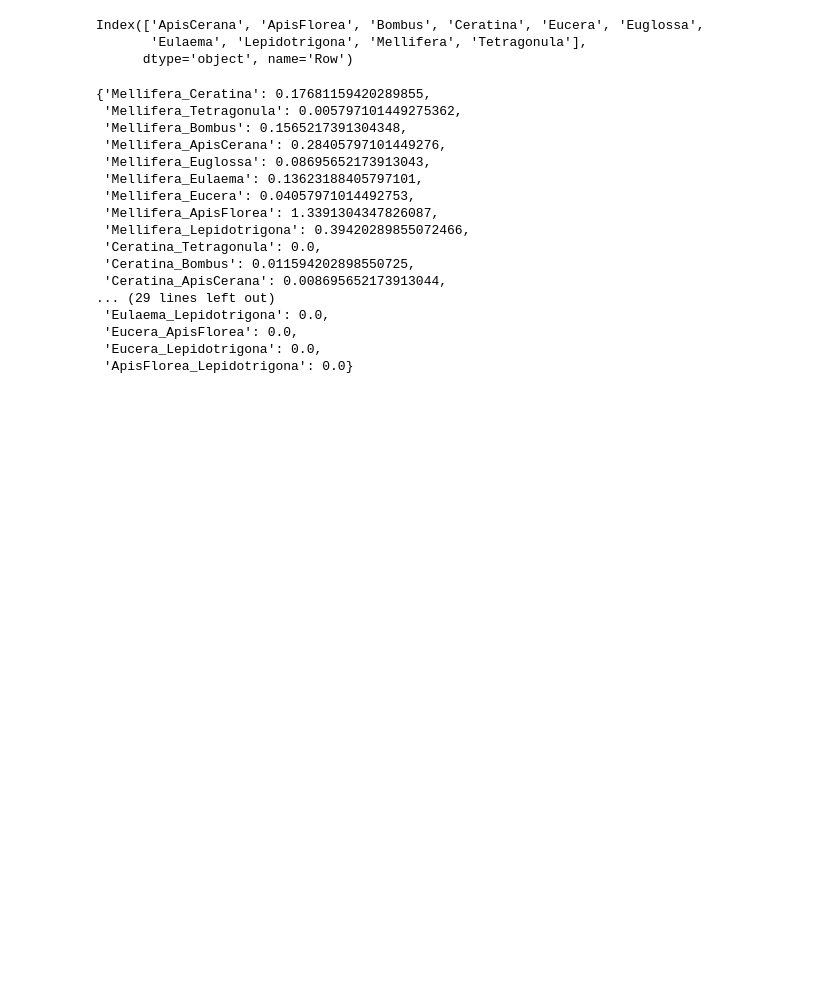
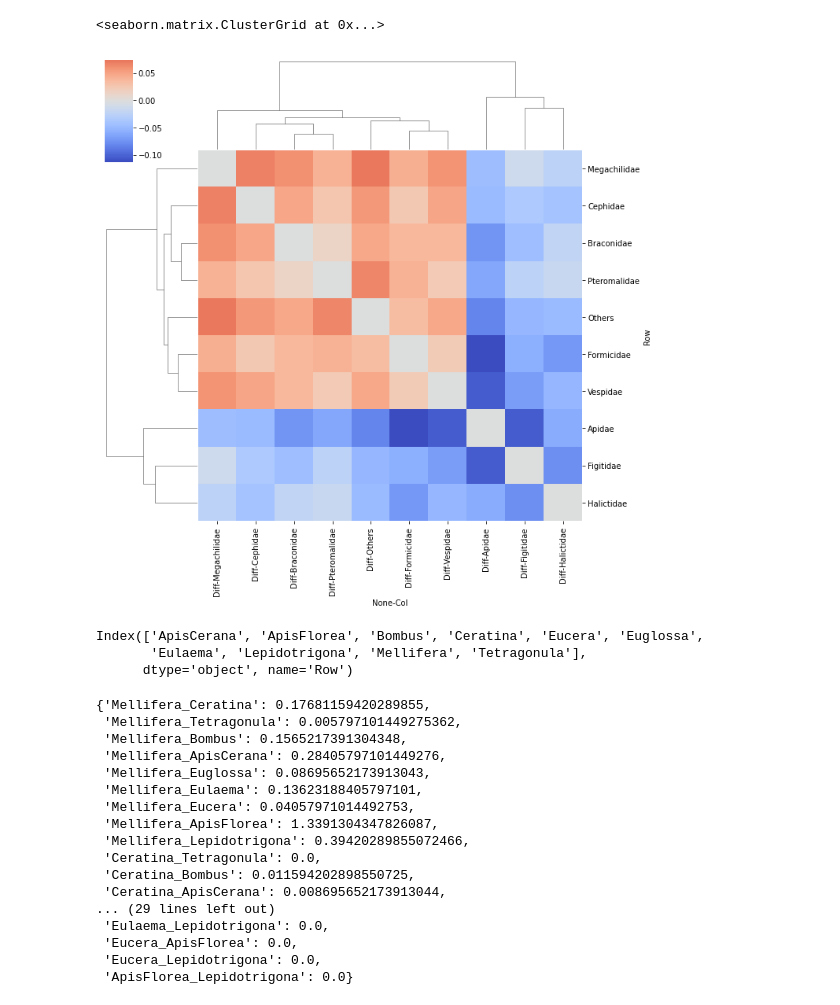
Before and after one commit to Matthijnssenslab/Bee_euvir, a Jupyter notebook: notebooks/8_ShareSub.ipynb, the cells around one changed output. Saved outputs shown, nothing was run; the diff lists cells and outputs as text; code cells hidden in the pictures; blank space fills up the shorter version.

```diff
--- a/notebooks/8_ShareSub.ipynb
+++ b/notebooks/8_ShareSub.ipynb
@@ -126,3 +88,83 @@ insect contigs:
+# %%
+# Hymenoptera
+
+# Create a dic with # contigs in env and insect that exceed our preimposed threshold.
+
+contigDic = {}
+contigDic['Insect'] = {'Apidae': 886, 'Formicidae': 142, 'Vespidae': 164, 'Halictidae': 9, 'Braconidae': 396, 'Megachilidae': 217, 'Pteromalidae': 324, 'Cephidae': 250, 'Figitidae': 96, 'Others': 221}
+contigDic['Env'] = {'Apidae': 108, 'Formicidae': 71, 'Vespidae': 84, 'Halictidae': 10, 'Braconidae': 159, 'Megachilidae': 145, 'Pteromalidae': 200, 'Cephidae': 155, 'Figitidae': 47, 'Others': 98}
+
+envDic = {}
+# Apidae, env (345 shared contigs)
+with open('../networks/Hymenoptera_env.csv') as f:
+    for line in f:
+        tax1 = line.strip().split(',')[0]
+        tax2 = line.strip().split(',')[1]
+        contigCount = contigDic['Env'][tax1] + contigDic['Env'][tax2]
+        count = int(line.strip().split(',')[2])
+        fw = tax1 + '_' + tax2
+        rv = tax2 + '_' + tax1
+        if fw not in envDic and rv not in envDic:
+            envDic[fw] = (count / contigCount)
+            envDic[rv] = (count / contigCount)
+        elif fw in apidaeDic and rv in envDic:
+            envDic[fw] += (count / contigCount)
+            envDic[rv] += (count / contigCount)
+        else:
+            print("Problem parsing. exit.")
+            break
+
+insDic = {}
+# Apidae, Insect (708 shared contigs)
+with open('../networks/Hymenoptera_insect.csv') as f:
+    for line in f:
+        tax1 = line.strip().split(',')[0]
+        tax2 = line.strip().split(',')[1]
+        contigCount = contigDic['Insect'][tax1] + contigDic['Insect'][tax2]
+        count = int(line.strip().split(',')[2])
+        fw = tax1 + '_' + tax2
+        rv = tax2 + '_' + tax1
+        if fw not in insDic and rv not in insDic:
+            insDic[fw] = (count / contigCount)
+            insDic[rv] = (count / contigCount)
+        elif fw in insDic and rv in insDic:
+            insDic[fw] += (count / contigCount)
+            insDic[rv] += (count / contigCount)
+        else:
+            print("Problem parsing. exit.")
+            break
+
+if len(envDic) != len(insDic):
+    print("Dics not equally long.")
+
+# Take the combinations
+uniques = []
+for i in envDic:
+    if i.split('_')[0] not in uniques:
+        uniques.append(i.split('_')[0])
+    if i.split('_')[1] not in uniques:
+        uniques.append(i.split('_')[1])
+
+list(itertools.combinations(uniques, 2))
+diffLis = []
+for comb in list(itertools.combinations(uniques, 2)):
+    row = comb[0]
+    col = comb[1]
+    fw = row + '_' + col
+    rv = col + '_' + row
+    env = envDic[fw]
+    ins = insDic[fw]
+    diffLis.append([row,col,ins-env])
+    diffLis.append([col,row,ins-env])
+
+apidaeDF = pd.DataFrame(diffLis)
+apidaeDF.columns = ['Row', 'Col','Diff']
+apidaeDF = apidaeDF.pivot(index='Row', columns='Col')
+apidaeDF = apidaeDF.fillna(0)
+sns.clustermap(apidaeDF, center= 0, cmap= 'coolwarm')
+# %% [output]
+<seaborn.matrix.ClusterGrid at 0x...>
+[figure, added]
 # %%
 apidaeDF.index
 # %% [output]
```
Also changed, not shown: parts of 3 cells of this notebook, 9 other files.
